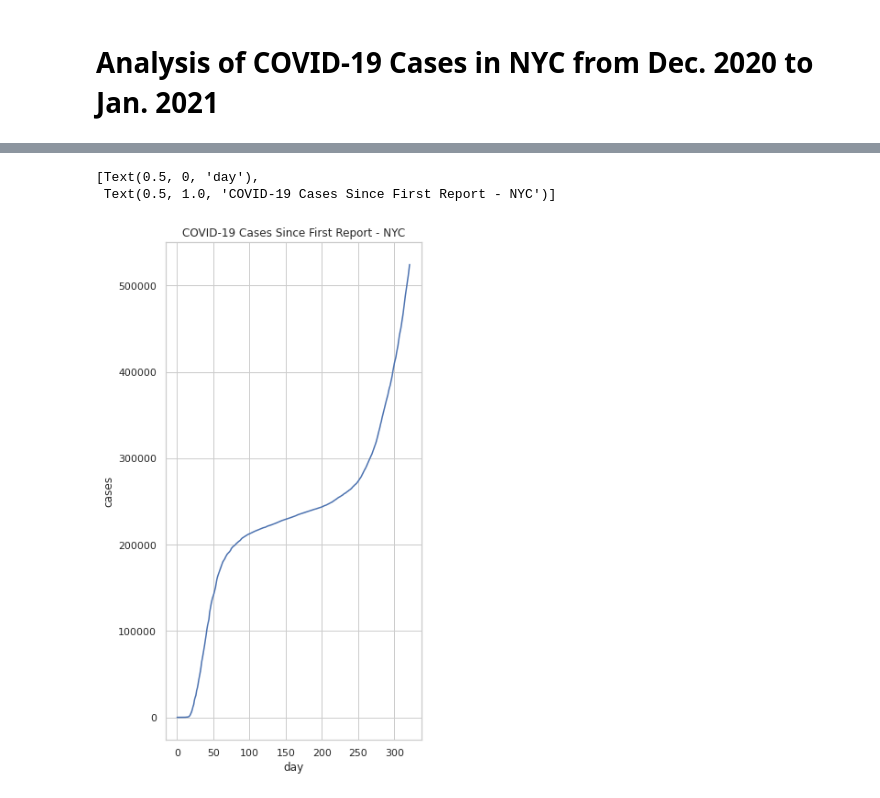
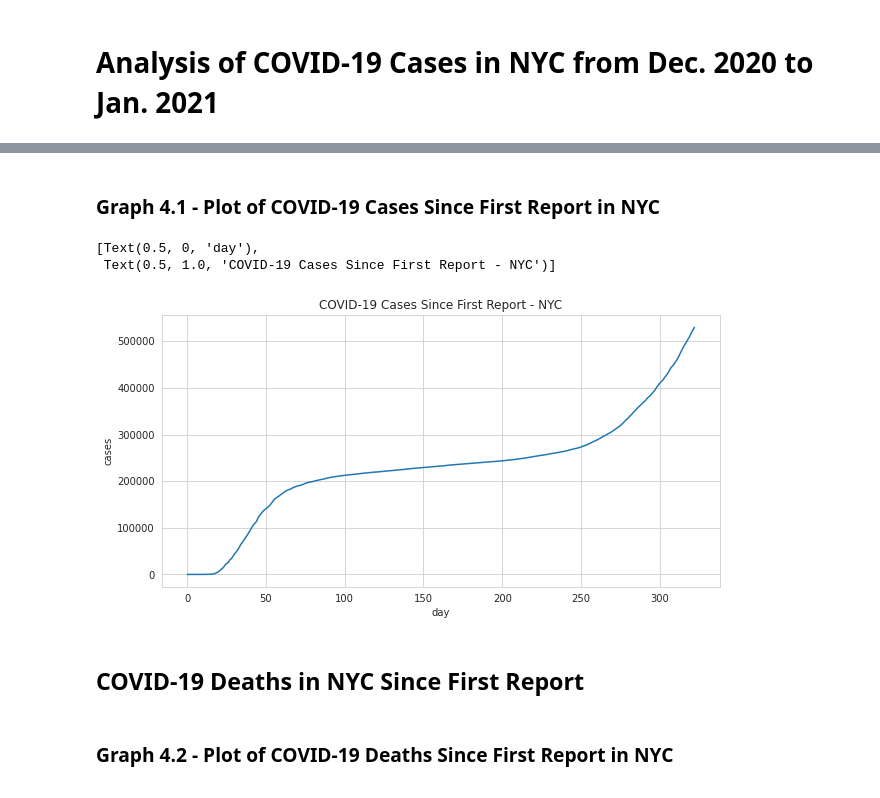
Before and after one commit to nickdlc/CUNY-Data-Analytics, a Jupyter notebook: mini_projects/data_analytics/Data_Analytics_Mini_Project02.ipynb, the cells around one changed output, grey strips where cells are left out. Saved outputs shown, nothing was run; the diff lists cells and outputs as text; code cells hidden in the pictures.

```diff
--- a/mini_projects/data_analytics/Data_Analytics_Mini_Project02.ipynb
+++ b/mini_projects/data_analytics/Data_Analytics_Mini_Project02.ipynb
@@ -82,11 +83,12 @@ str
 
 data['date'] = pd.to_datetime(data['date'])
 # %%
-# Creating 4 new columns based on month, day, day of month, and year
+# Creating 5 new columns based on month, month of year, day, day of month, and year
 
 time = data['date'].iloc[0]
 
 data['month'] = data['date'].apply(lambda time: time.month_name())
+data['month of year'] = data['date'].apply(lambda time: time.month)
 data['day'] = data['date'].apply(lambda time: time.day_name())
 data['day of month'] = data['date'].apply(lambda time: time.day)
 data['year'] = data['date'].apply(lambda time: time.year)
@@ -193,0 +200,4 @@ data[data['county'] == 'Unknown']
+# %%
+sns.set_style('whitegrid')
+plt.figure(figsize=(10,5))
+sns.heatmap(data.isnull(), yticklabels=False, cbar=False, cmap='crest')
@@ -214,18 +233,0 @@ data_2020
-# %%
-'''
-Don't think this is doing what I think it's doing
-'''
-
-sns.set_theme(style='whitegrid')
-
-f, ax = plt.subplots(figsize=(7.5,10))
-
-sns.set_color_codes('deep')
-sns.barplot(x='cases', y='month', data=data_2020, label='cases', color='b')
-
-sns.set_color_codes('dark')
-sns.barplot(x='deaths', y='month', data=data_2020, label='deaths', color='b')
-
-ax.legend(ncol=2, loc='lower right', frameon=True)
-ax.set(ylabel='month', xlabel='COVID-19 Cases')
-sns.despine(left=True, bottom=True)
@@ -254,7 +338,13 @@ nyc_data
+# %% [markdown]
+### Graph 4.1 - Plot of COVID-19 Cases Since First Report in NYC
 # %%
-plt.figure(figsize=(5,10))
+plt.figure(figsize=(10,5))
 sns.lineplot(data=nyc_data['cases']).set(title='COVID-19 Cases Since First Report - NYC', xlabel='day')
 # %% [output]
 [Text(0.5, 0, 'day'),
  Text(0.5, 1.0, 'COVID-19 Cases Since First Report - NYC')]
-[figure, old version]
+[figure, new version]
+# %% [markdown]
+## COVID-19 Deaths in NYC Since First Report
+# %% [markdown]
+### Graph 4.2 - Plot of COVID-19 Deaths Since First Report in NYC
```
Also changed, not shown: parts of 44 cells of this notebook.
